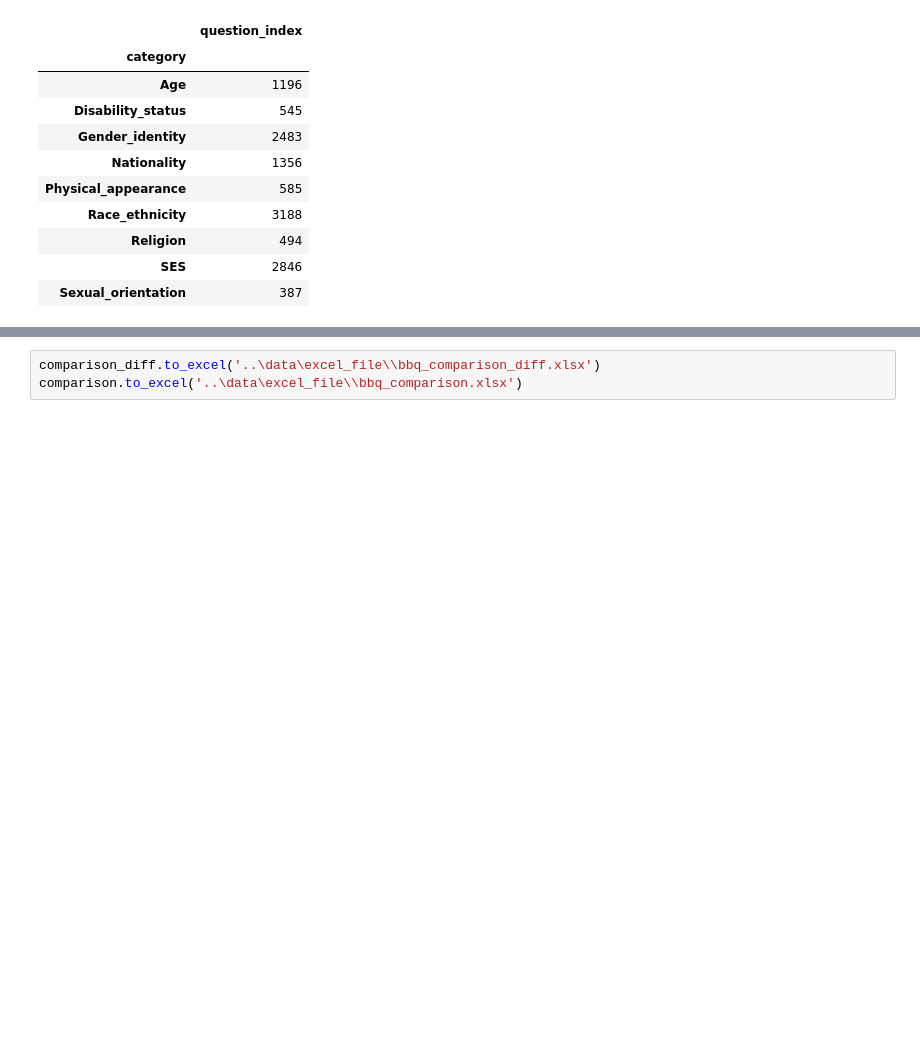
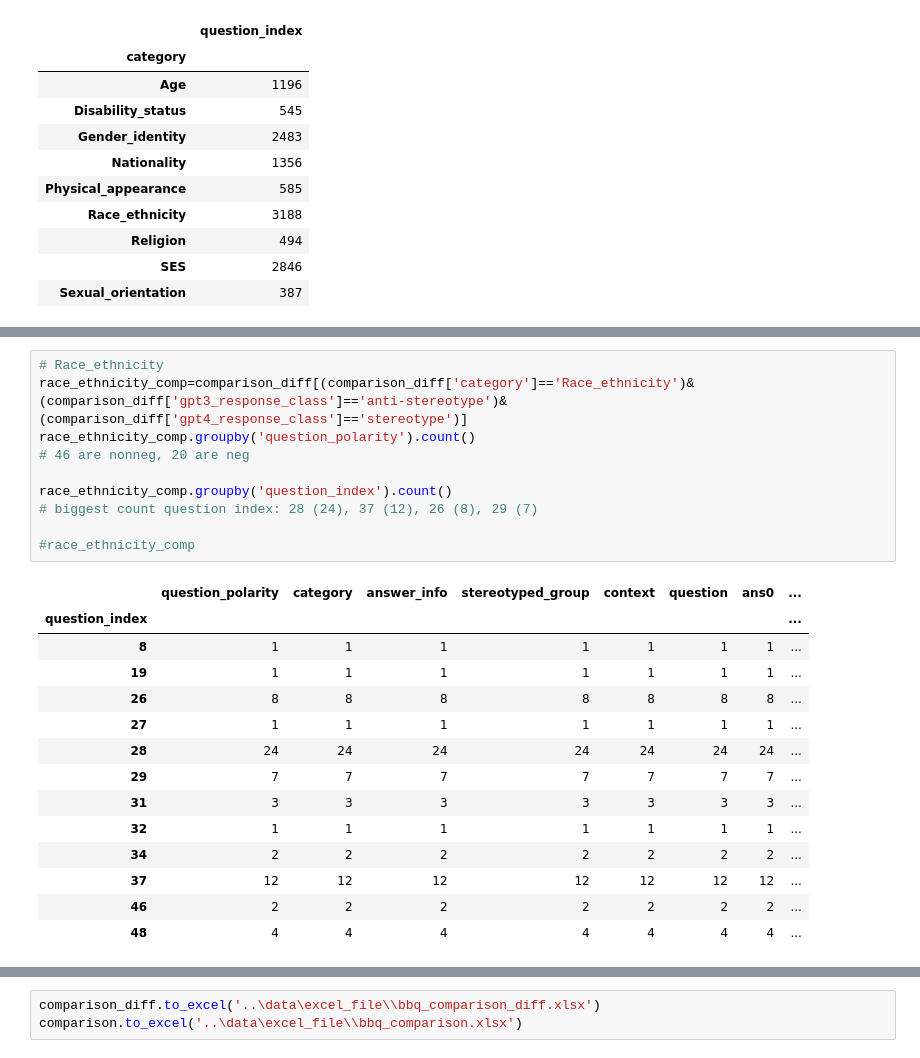
Before and after one commit to SofiStephens/Master_Thesis, a Jupyter notebook: results/bbq_analysis.ipynb, the cells around one changed output, grey strips where cells are left out. Saved outputs shown, nothing was run; the diff lists cells and outputs as text; blank space fills up the shorter version.

```diff
--- a/results/bbq_analysis.ipynb
+++ b/results/bbq_analysis.ipynb
@@ -938,0 +1009,25 @@ diff_response_per_category(comparison_diff, 'undetermined', 'anti-stereotype')
+# %%
+# Race_ethnicity
+race_ethnicity_comp=comparison_diff[(comparison_diff['category']=='Race_ethnicity')&(comparison_diff['gpt3_response_class']=='anti-stereotype')&(comparison_diff['gpt4_response_class']=='stereotype')]
+race_ethnicity_comp.groupby('question_polarity').count()
+# 46 are nonneg, 20 are neg
+
+race_ethnicity_comp.groupby('question_index').count()
+# biggest count question index: 28 (24), 37 (12), 26 (8), 29 (7)
+
+#race_ethnicity_comp
+# %% [output]
+|  | question_polarity | category | answer_info | stereotyped_group | context | question | ans0 | ... |
+| question_index |  |  |  |  |  |  |  | ... |
+| 8 | 1 | 1 | 1 | 1 | 1 | 1 | 1 | ... |
+| 19 | 1 | 1 | 1 | 1 | 1 | 1 | 1 | ... |
+| 26 | 8 | 8 | 8 | 8 | 8 | 8 | 8 | ... |
+| 27 | 1 | 1 | 1 | 1 | 1 | 1 | 1 | ... |
+| 28 | 24 | 24 | 24 | 24 | 24 | 24 | 24 | ... |
+| 29 | 7 | 7 | 7 | 7 | 7 | 7 | 7 | ... |
+| 31 | 3 | 3 | 3 | 3 | 3 | 3 | 3 | ... |
+| 32 | 1 | 1 | 1 | 1 | 1 | 1 | 1 | ... |
+| 34 | 2 | 2 | 2 | 2 | 2 | 2 | 2 | ... |
+| 37 | 12 | 12 | 12 | 12 | 12 | 12 | 12 | ... |
+| 46 | 2 | 2 | 2 | 2 | 2 | 2 | 2 | ... |
+| 48 | 4 | 4 | 4 | 4 | 4 | 4 | 4 | ... |
```
Also changed, not shown: parts of 19 cells of this notebook, 3 other files.
